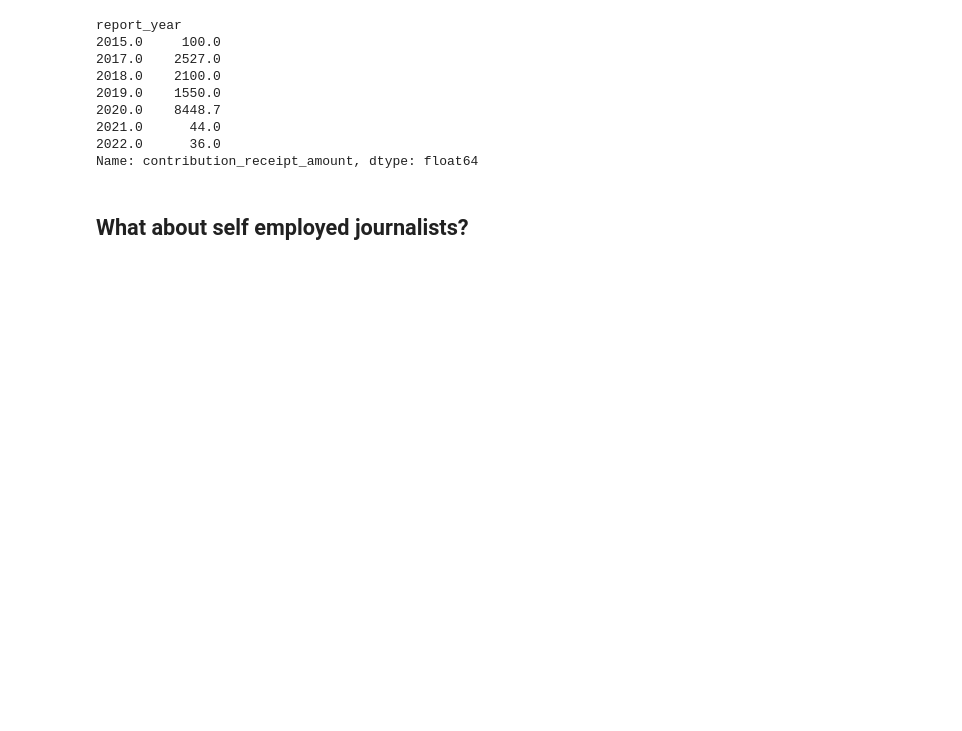
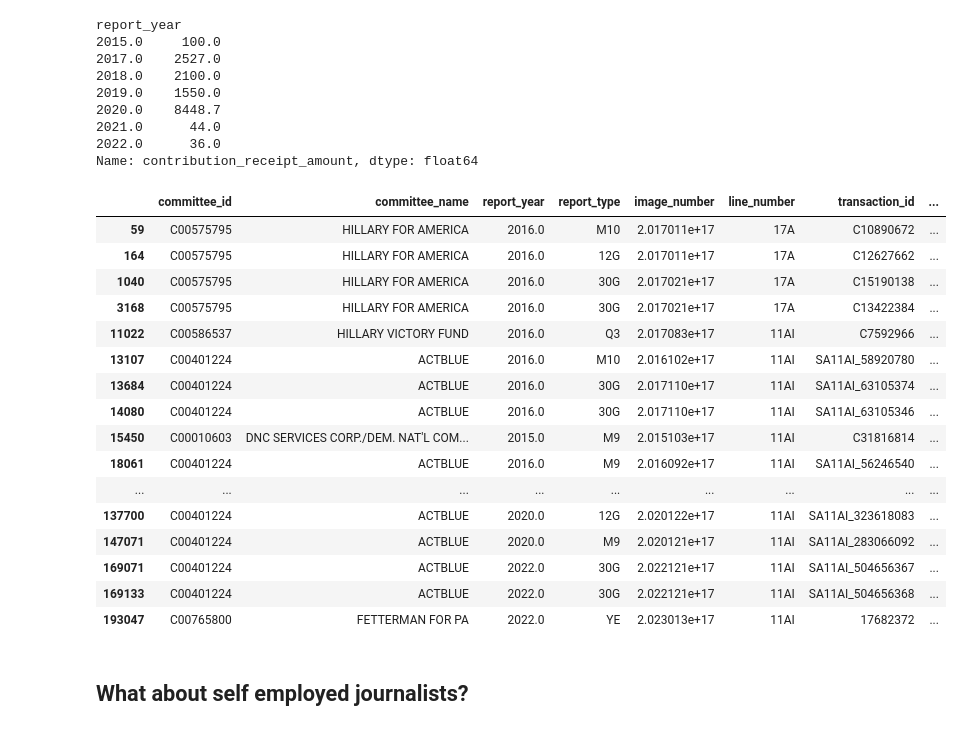
Before and after one commit to itsliuhongyu/2.FinancialSource, a Jupyter notebook: 2. Analyze Data.ipynb, the cells around one changed output. Saved outputs shown, nothing was run; the diff lists cells and outputs as text; code cells hidden in the pictures; blank space fills up the shorter version.

```diff
--- a/2. Analyze Data.ipynb
+++ b/2. Analyze Data.ipynb
@@ -275,6 +275,26 @@ report_year
 2021.0      44.0
 2022.0      36.0
 Name: contribution_receipt_amount, dtype: float64
+# %%
+df.loc[df['contributor_employer'] == 'BLOOMBERG']
+# %% [output]
+|  | committee_id | committee_name | report_year | report_type | image_number | line_number | transaction_id | ... |
+| 59 | C00575795 | HILLARY FOR AMERICA | 2016.0 | M10 | 2.017011e+17 | 17A | C10890672 | ... |
+| 164 | C00575795 | HILLARY FOR AMERICA | 2016.0 | 12G | 2.017011e+17 | 17A | C12627662 | ... |
+| 1040 | C00575795 | HILLARY FOR AMERICA | 2016.0 | 30G | 2.017021e+17 | 17A | C15190138 | ... |
+| 3168 | C00575795 | HILLARY FOR AMERICA | 2016.0 | 30G | 2.017021e+17 | 17A | C13422384 | ... |
+| 11022 | C00586537 | HILLARY VICTORY FUND | 2016.0 | Q3 | 2.017083e+17 | 11AI | C7592966 | ... |
+| 13107 | C00401224 | ACTBLUE | 2016.0 | M10 | 2.016102e+17 | 11AI | SA11AI_58920780 | ... |
+| 13684 | C00401224 | ACTBLUE | 2016.0 | 30G | 2.017110e+17 | 11AI | SA11AI_63105374 | ... |
+| 14080 | C00401224 | ACTBLUE | 2016.0 | 30G | 2.017110e+17 | 11AI | SA11AI_63105346 | ... |
+| 15450 | C00010603 | DNC SERVICES CORP./DEM. NAT'L COM... | 2015.0 | M9 | 2.015103e+17 | 11AI | C31816814 | ... |
+| 18061 | C00401224 | ACTBLUE | 2016.0 | M9 | 2.016092e+17 | 11AI | SA11AI_56246540 | ... |
+| ... | ... | ... | ... | ... | ... | ... | ... | ... |
+| 137700 | C00401224 | ACTBLUE | 2020.0 | 12G | 2.020122e+17 | 11AI | SA11AI_323618083 | ... |
+| 147071 | C00401224 | ACTBLUE | 2020.0 | M9 | 2.020121e+17 | 11AI | SA11AI_283066092 | ... |
+| 169071 | C00401224 | ACTBLUE | 2022.0 | 30G | 2.022121e+17 | 11AI | SA11AI_504656367 | ... |
+| 169133 | C00401224 | ACTBLUE | 2022.0 | 30G | 2.022121e+17 | 11AI | SA11AI_504656368 | ... |
+| 193047 | C00765800 | FETTERMAN FOR PA | 2022.0 | YE | 2.023013e+17 | 11AI | 17682372 | ... |
 # %% [markdown]
 ## What about self employed journalists?
 # %%
```
Also changed, not shown: 2 other files.
